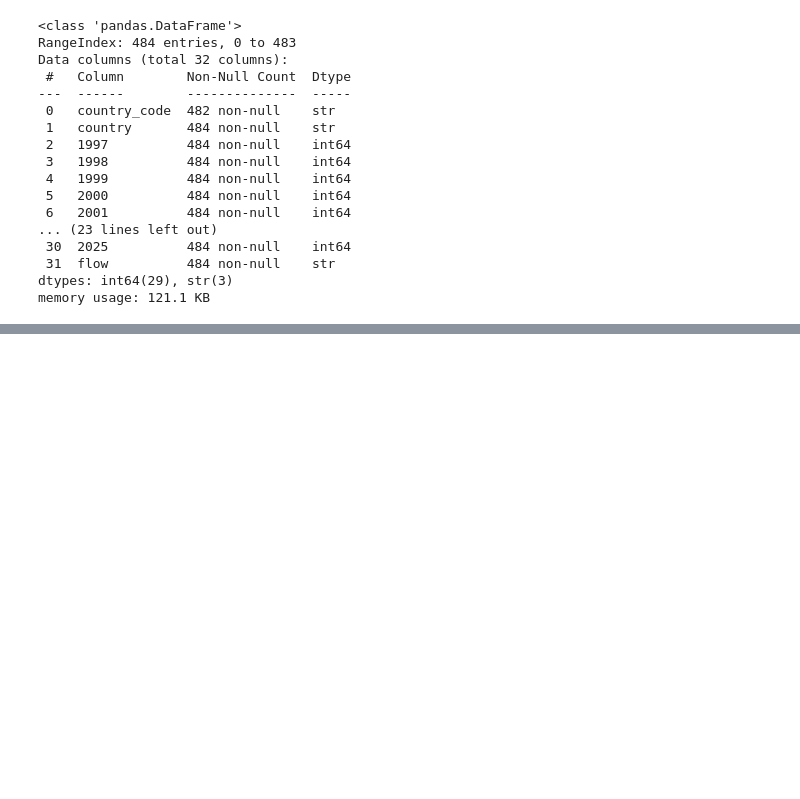
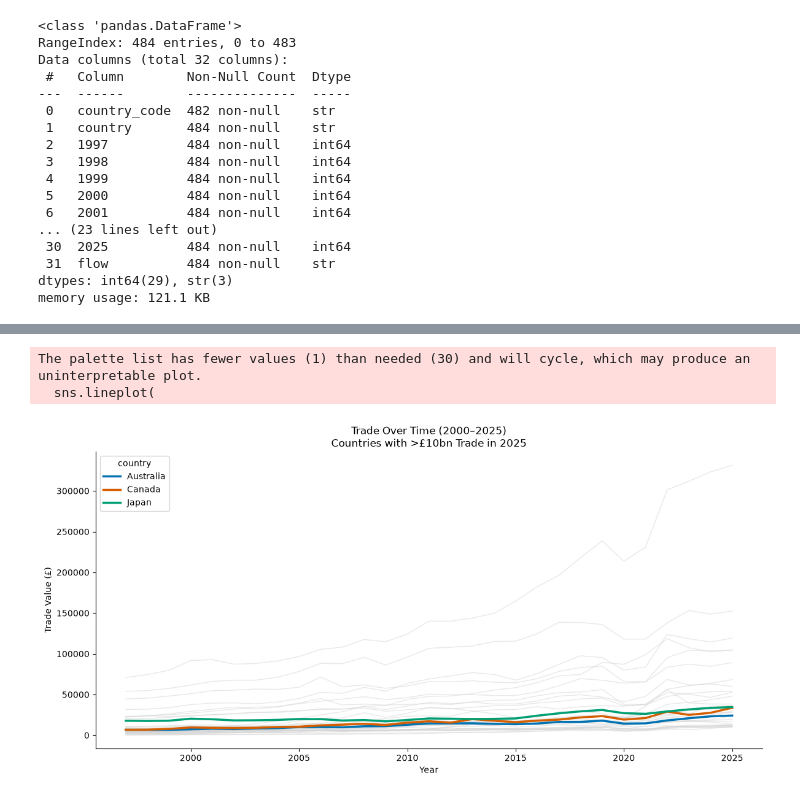
Before and after one commit to tcolwell7/for_fun_weekly_projects, a Jupyter notebook: 06_py_basic_project/basic_trade_time_series_plot.ipynb, the cells around one changed output, grey strips where cells are left out. Drawn from its saved outputs; the diff is of its cells as text; code cells hidden in the pictures; blank space fills up the shorter version.

```diff
--- a/06_py_basic_project/basic_trade_time_series_plot.ipynb
+++ b/06_py_basic_project/basic_trade_time_series_plot.ipynb
@@ -37,0 +52,10 @@ memory usage: 121.1 KB
+# %%
+# aggregate data for overall trade (import + exports)
+
+df_overall = (
+    df_long
+    .groupby(["country", "country_code", "year"], as_index=False)
+    .agg(overall_trade=("trade_value", "sum"))
+)
+
+df_overall.head()
@@ -37,0 +102,3 @@ memory usage: 121.1 KB
+# %%
+topc = df_2025_filtered.loc[df_2025_filtered["overall_trade"] > 10000, "country"].unique()
+topc
@@ -37,0 +125,41 @@ memory usage: 121.1 KB
+# %%
+# filter data and create country highlight for plot:
+
+df_plot = df_overall[df_overall["country"].isin(topc)]
+highlight = ["Japan", "Australia","Canada"]
+df_plot["highlight"] = df_plot["country"].isin(highlight)
+# %%
+plt.figure(figsize=(12, 6))
+
+# --- Background grey lines ---
+sns.lineplot(
+    data=df_plot[~df_plot["highlight"]],
+    x="year",
+    y="overall_trade",
+    hue="country",
+    palette=["lightgrey"],
+    linewidth=1,
+    alpha=0.5,
+    legend=False
+)
+
+# --- Highlighted countries ---
+sns.lineplot(
+    data=df_plot[df_plot["highlight"]],
+    x="year",
+    y="overall_trade",
+    hue="country",
+    palette=["#0072B2", "#D55E00", "#009E73", "#CC79A7"],  # FT-ish colours
+    linewidth=2.5
+)
+
+plt.title("Trade Over Time (2000–2025)\nCountries with >£10bn Trade in 2025")
+plt.xlabel("Year")
+plt.ylabel("Trade Value (£)")
+sns.despine()
+plt.tight_layout()
+plt.show()
+# %% [output]
+The palette list has fewer values (1) than needed (30) and will cycle, which may produce an uninterpretable plot.
+  sns.lineplot(
+[figure, added]
```
Also changed, not shown: parts of 5 cells of this notebook.
